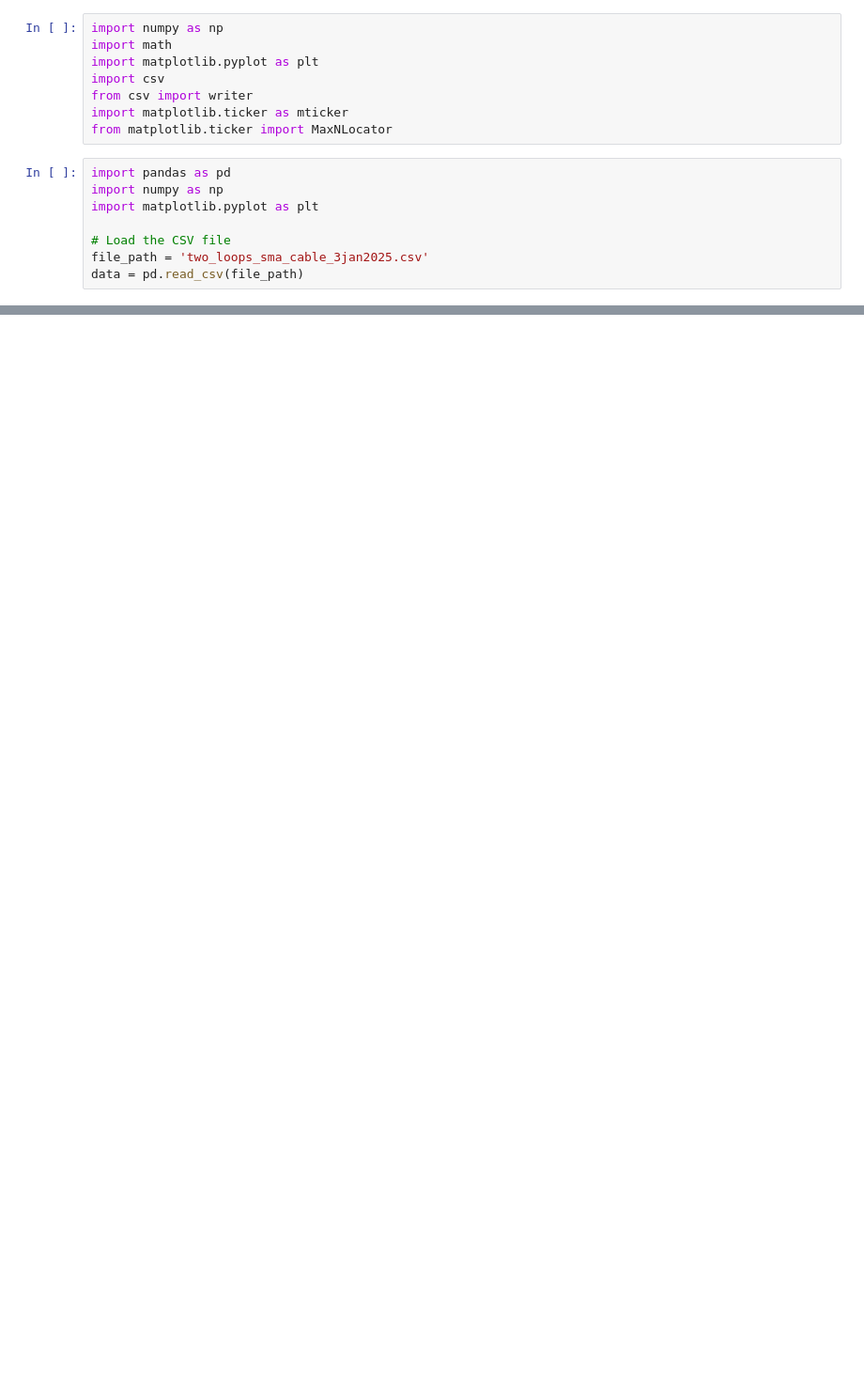
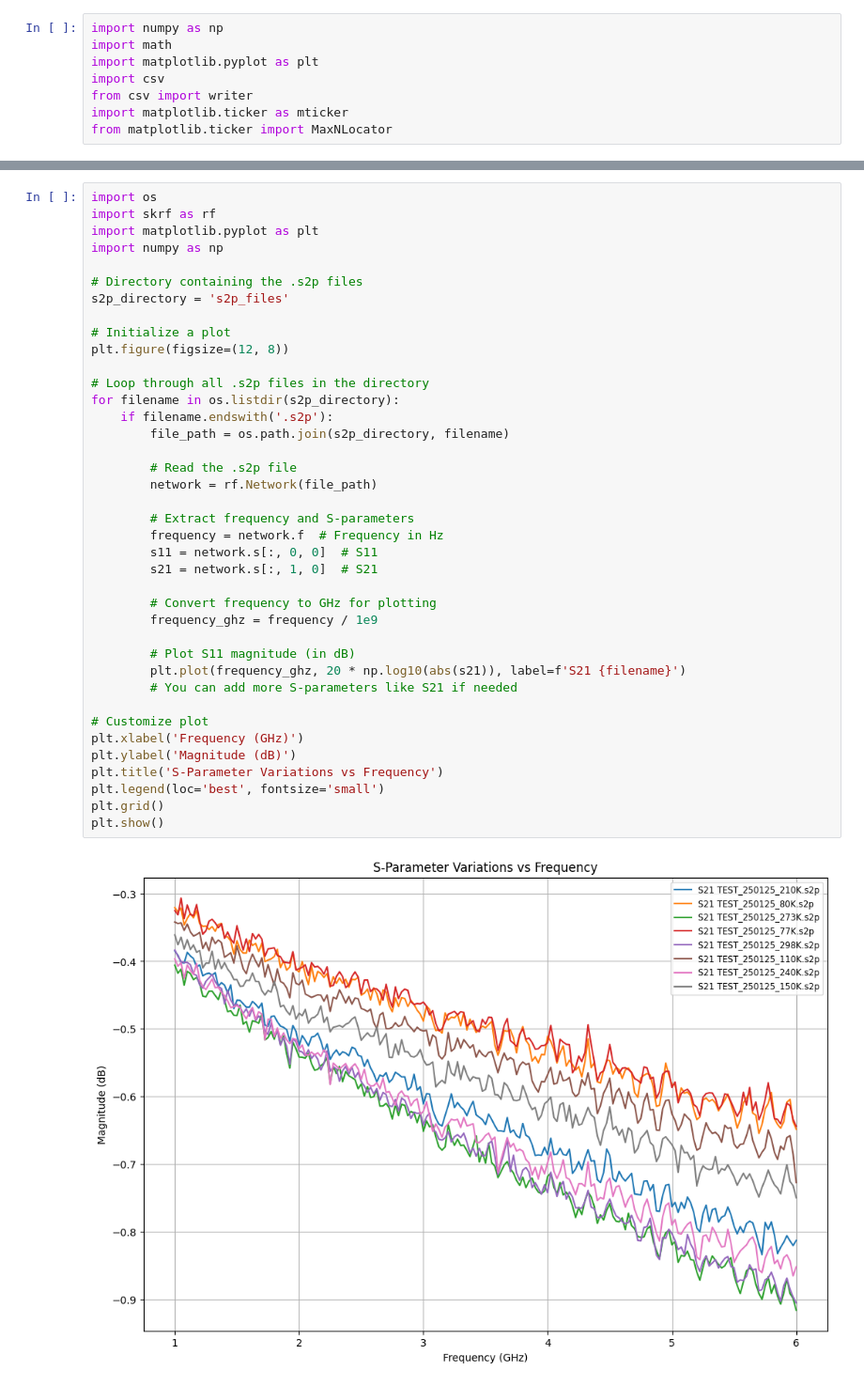
Before and after one commit to schrodinger-boi/lab-exercises, a Jupyter notebook: gpt_code_vna_csv.ipynb, the cells around one changed output, grey strips where cells are left out. Shown at 94% size. Saved outputs shown, nothing was run; the diff lists cells and outputs as text; blank space fills up the shorter version.

```diff
--- a/gpt_code_vna_csv.ipynb
+++ b/gpt_code_vna_csv.ipynb
@@ -6,11 +6,3 @@ import csv
 from csv import writer
 import matplotlib.ticker as mticker
 from matplotlib.ticker import MaxNLocator
-# %%
-import pandas as pd
-import numpy as np
-import matplotlib.pyplot as plt
-
-# Load the CSV file
-file_path = 'two_loops_sma_cable_3jan2025.csv'
-data = pd.read_csv(file_path)
@@ -227,0 +30,41 @@ plt.show()
+# %%
+import os
+import skrf as rf
+import matplotlib.pyplot as plt
+import numpy as np
+
+# Directory containing the .s2p files
+s2p_directory = 's2p_files'
+
+# Initialize a plot
+plt.figure(figsize=(12, 8))
+
+# Loop through all .s2p files in the directory
+for filename in os.listdir(s2p_directory):
+    if filename.endswith('.s2p'):
+        file_path = os.path.join(s2p_directory, filename)
+
+        # Read the .s2p file
+        network = rf.Network(file_path)
+
+        # Extract frequency and S-parameters
+        frequency = network.f  # Frequency in Hz
+        s11 = network.s[:, 0, 0]  # S11
+        s21 = network.s[:, 1, 0]  # S21
+
+        # Convert frequency to GHz for plotting
+        frequency_ghz = frequency / 1e9
+
+        # Plot S11 magnitude (in dB)
+        plt.plot(frequency_ghz, 20 * np.log10(abs(s21)), label=f'S21 {filename}')
+        # You can add more S-parameters like S21 if needed
+
+# Customize plot
+plt.xlabel('Frequency (GHz)')
+plt.ylabel('Magnitude (dB)')
+plt.title('S-Parameter Variations vs Frequency')
+plt.legend(loc='best', fontsize='small')
+plt.grid()
+plt.show()
+# %% [output]
+[figure, added]
```
Also changed, not shown: parts of 15 cells of this notebook, 1 other file.
